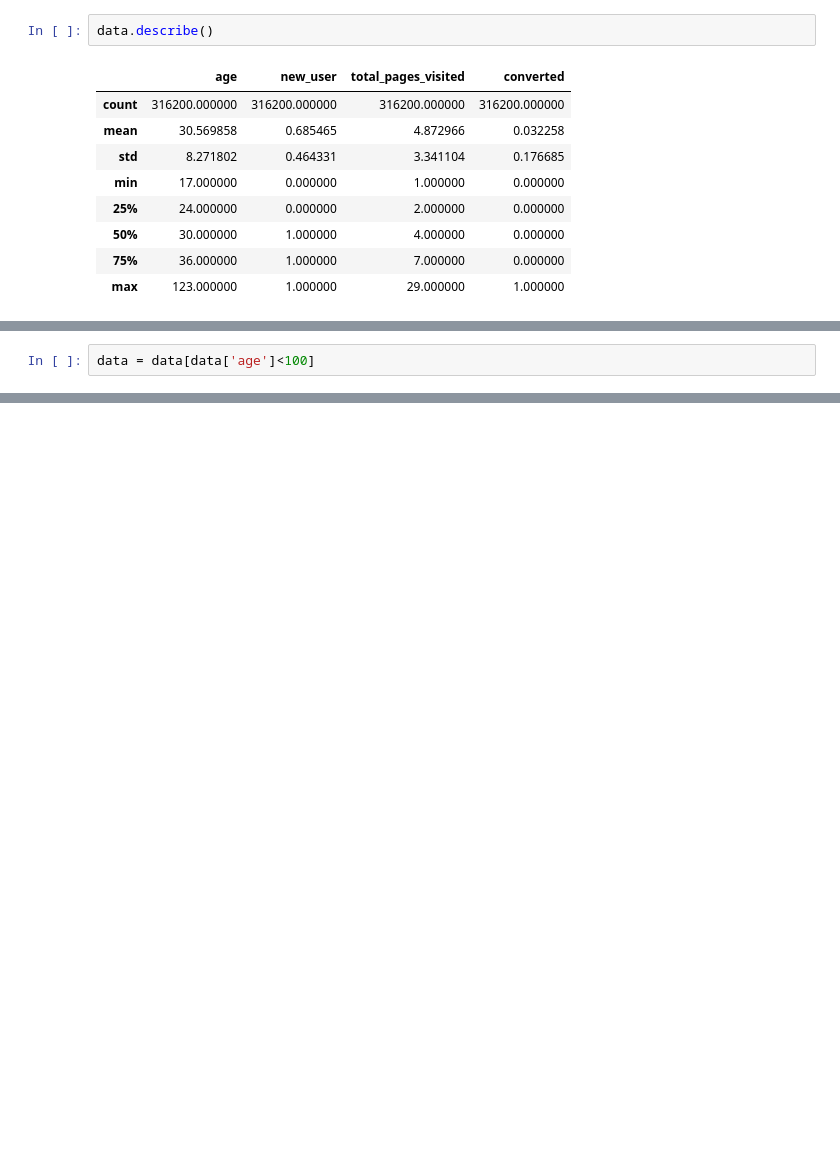
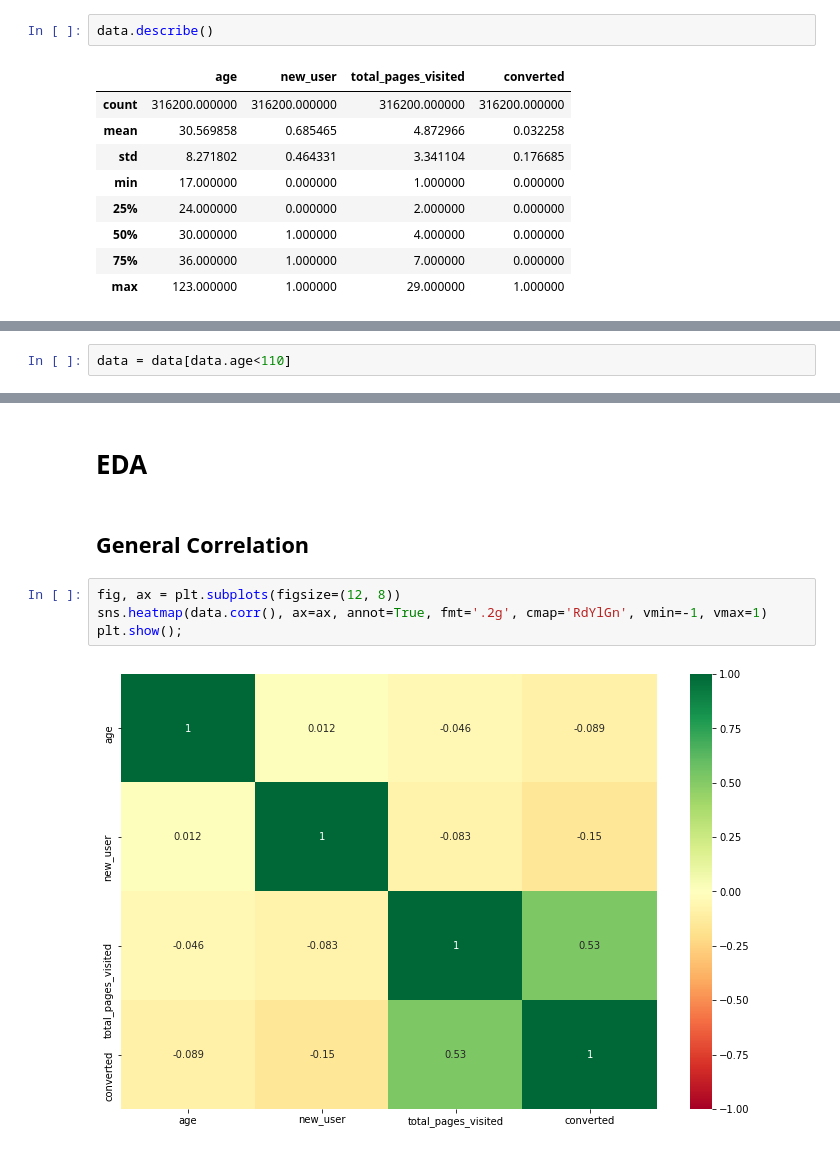
Before and after one commit to xtian20/data_project, a Jupyter notebook: Conversion_Rate.ipynb, the cells around one changed output, grey strips where cells are left out. Drawn from its saved outputs; the diff is of its cells as text; blank space fills up the shorter version.

```diff
--- a/Conversion_Rate.ipynb
+++ b/Conversion_Rate.ipynb
@@ -129,2 +77,0 @@ There are only 2 records that might not real. Let's remove them directly.
-# %%
-data = data[data['age']<100]
@@ -362,0 +84,2 @@ H2O session _sid_986c closed.
+# %%
+data = data[data.age<110]
@@ -362,0 +120,10 @@ H2O session _sid_986c closed.
+# %% [markdown]
+# EDA
+# %% [markdown]
+## General Correlation
+# %%
+fig, ax = plt.subplots(figsize=(12, 8))
+sns.heatmap(data.corr(), ax=ax, annot=True, fmt='.2g', cmap='RdYlGn', vmin=-1, vmax=1)
+plt.show();
+# %% [output]
+[figure, added]
```
Also changed, not shown: parts of 89 cells of this notebook.
